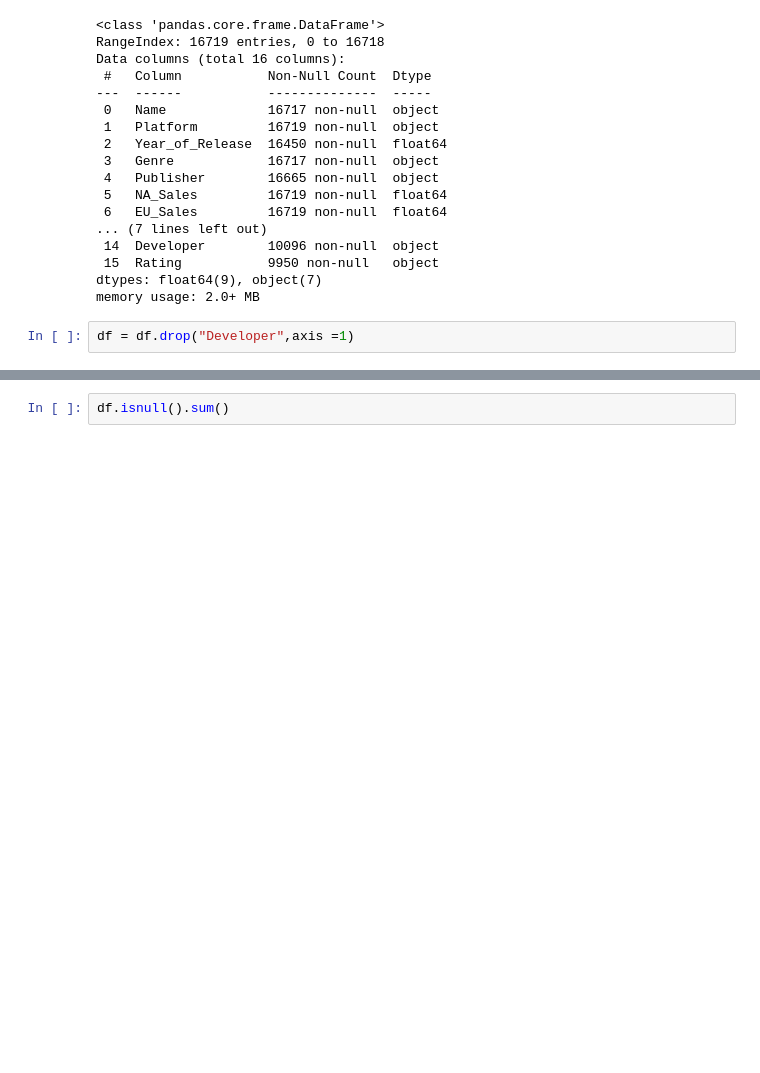
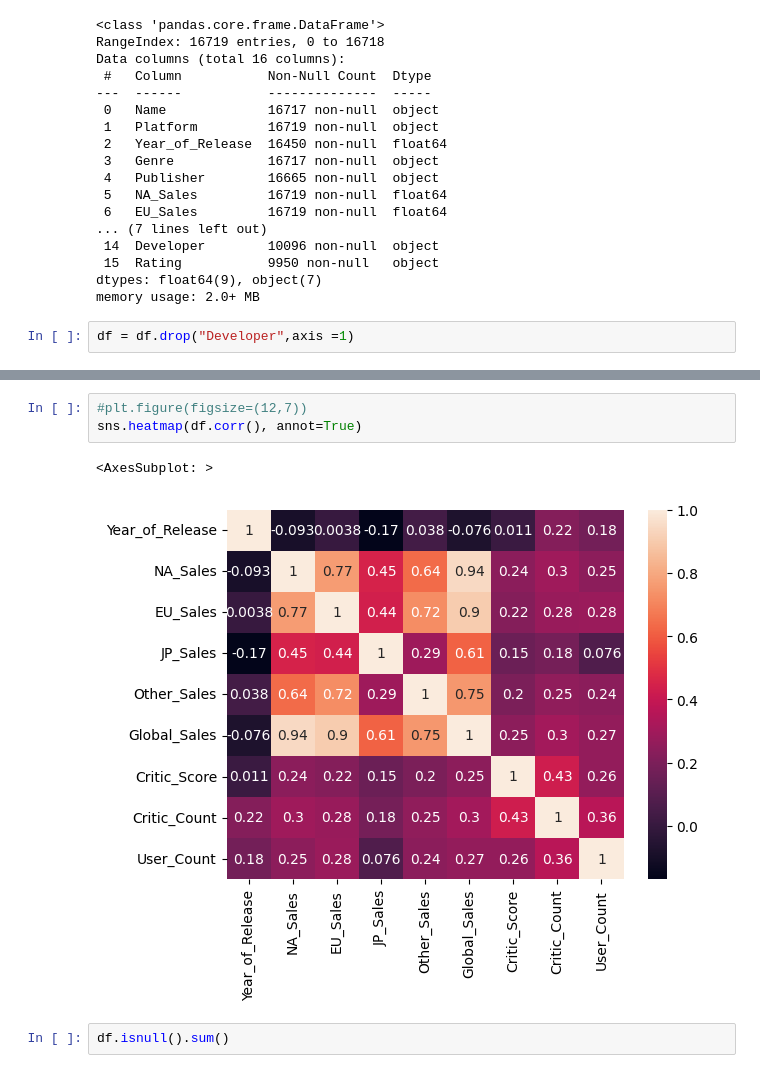
Before and after one commit to asif851/Video-Game-Sales, a Jupyter notebook: copy.ipynb, the cells around one changed output, grey strips where cells are left out. Drawn from its saved outputs; the diff is of its cells as text; blank space fills up the shorter version.

Commit message:
added corr

```diff
--- a/copy.ipynb
+++ b/copy.ipynb
@@ -49,6 +49,12 @@ df.head()
 | 2 | Mario Kart Wii | Wii | 2008.0 | Racing | Nintendo | 15.68 | 12.76 | 3.79 | 3.29 | ... |
 | 3 | Wii Sports Resort | Wii | 2009.0 | Sports | Nintendo | 15.61 | 10.93 | 3.28 | 2.95 | ... |
 | 4 | Pokemon Red/Pokemon Blue | GB | 1996.0 | Role-Playing | Nintendo | 11.27 | 8.89 | 10.22 | 1.00 | ... |
+# %%
+#plt.figure(figsize=(12,7))
+sns.heatmap(df.corr(), annot=True)
+# %% [output]
+<AxesSubplot: >
+[figure, added]
 # %%
 df.isnull().sum()
 # %% [output]
```
Also changed, not shown: parts of 1 cell of this notebook.
